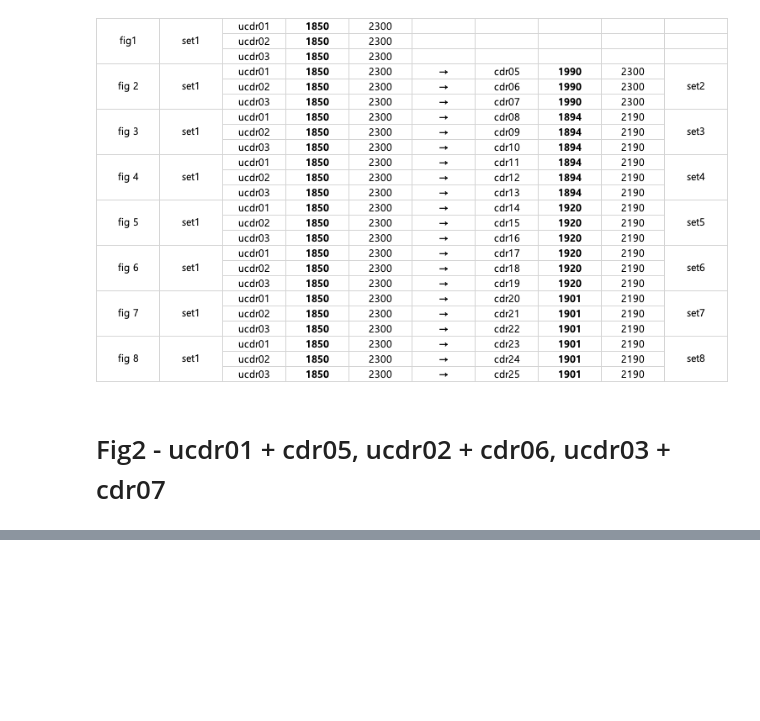
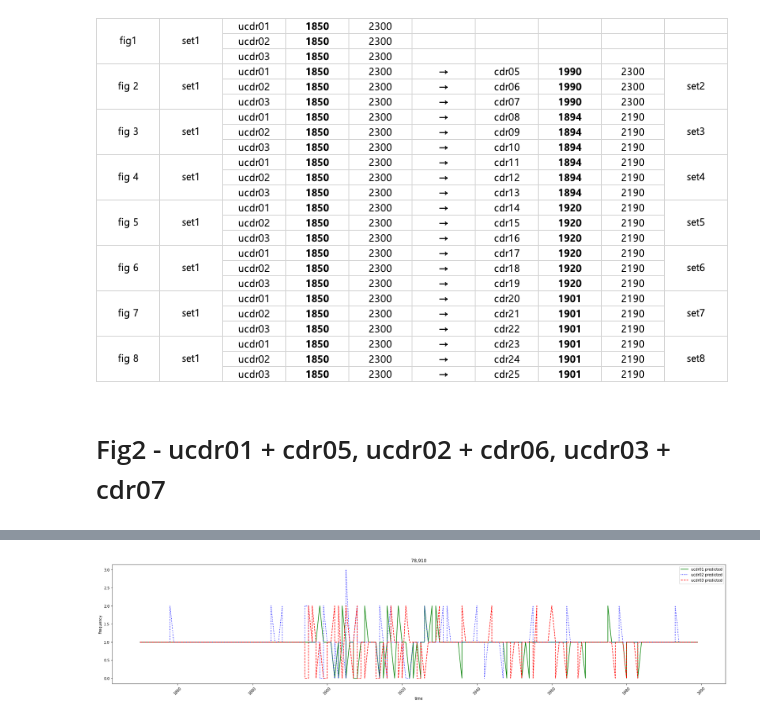
Before and after one commit to tigerjk726/Bumjoong, a Jupyter notebook: Typhoon_modeling_Korea_20221216(78,910)_Prediction.ipynb, the cells around one changed output, grey strips where cells are left out. Cells and saved outputs as stored; diff of their text form; code cells hidden in the pictures; blank space fills up the shorter version.

```diff
--- a/Typhoon_modeling_Korea_20221216(78,910)_Prediction.ipynb
+++ b/Typhoon_modeling_Korea_20221216(78,910)_Prediction.ipynb
@@ -321,0 +346,46 @@ plt.show()
+# %%
+df6d = df6c[df6c["year"].isin(list(range(1850,1894,1)))]
+df12d = df12c[df12c["year"].isin(list(range(1894,2191,1)))]
+df6e = pd.concat([df6d,df12d])
+df6e = df6e.sort_values(by=['year'],ascending = True)
+X8 = df6e.iloc[:,2:12]
+# %%
+df7d = df7c[df7c["year"].isin(list(range(1850,1894,1)))]
+df13d = df13c[df13c["year"].isin(list(range(1894,2191,1)))]
+df7e = pd.concat([df7d,df13d])
+df7e = df7e.sort_values(by=['year'],ascending = True)
+X9 = df7e.iloc[:,2:12]
+# %%
+Y7 = model5.predict(X7)
+Y8 = model5.predict(X8)
+Y9 = model5.predict(X9)
+# %%
+Y7 = pd.DataFrame(Y7)
+Y7 = Y7.set_index(df5e["year"])
+Y7a = Y7.iloc[range(0,300)]
+Y7b = Y7.iloc[range(300,682)]
+
+Y8 = pd.DataFrame(Y8)
+Y8 = Y8.set_index(df6e["year"])
+Y8a = Y8.iloc[range(0,300)]
+Y8b = Y8.iloc[range(300,682)]
+
+Y9 = pd.DataFrame(Y9)
+Y9 = Y9.set_index(df7e["year"])
+Y9a = Y9.iloc[range(0,300)]
+Y9b = Y9.iloc[range(300,682)]
+
+plt.figure(figsize=(30, 6))
+
+plt.plot(Y7a, color='green',linestyle = '-', label='ucdr01 predicted')
+plt.plot(Y8a, color='blue',linestyle = ':', label='ucdr02 predicted')
+plt.plot(Y9a, color='red',linestyle = '--', label='ucdr03 predicted')
+
+plt.title('78,910')
+plt.xlabel('time')
+plt.ylabel('Frequency')
+plt.xticks(rotation=45)
+plt.legend()
+plt.show()
+# %% [output]
+[figure, added]
```
Also changed, not shown: parts of 69 cells of this notebook.
